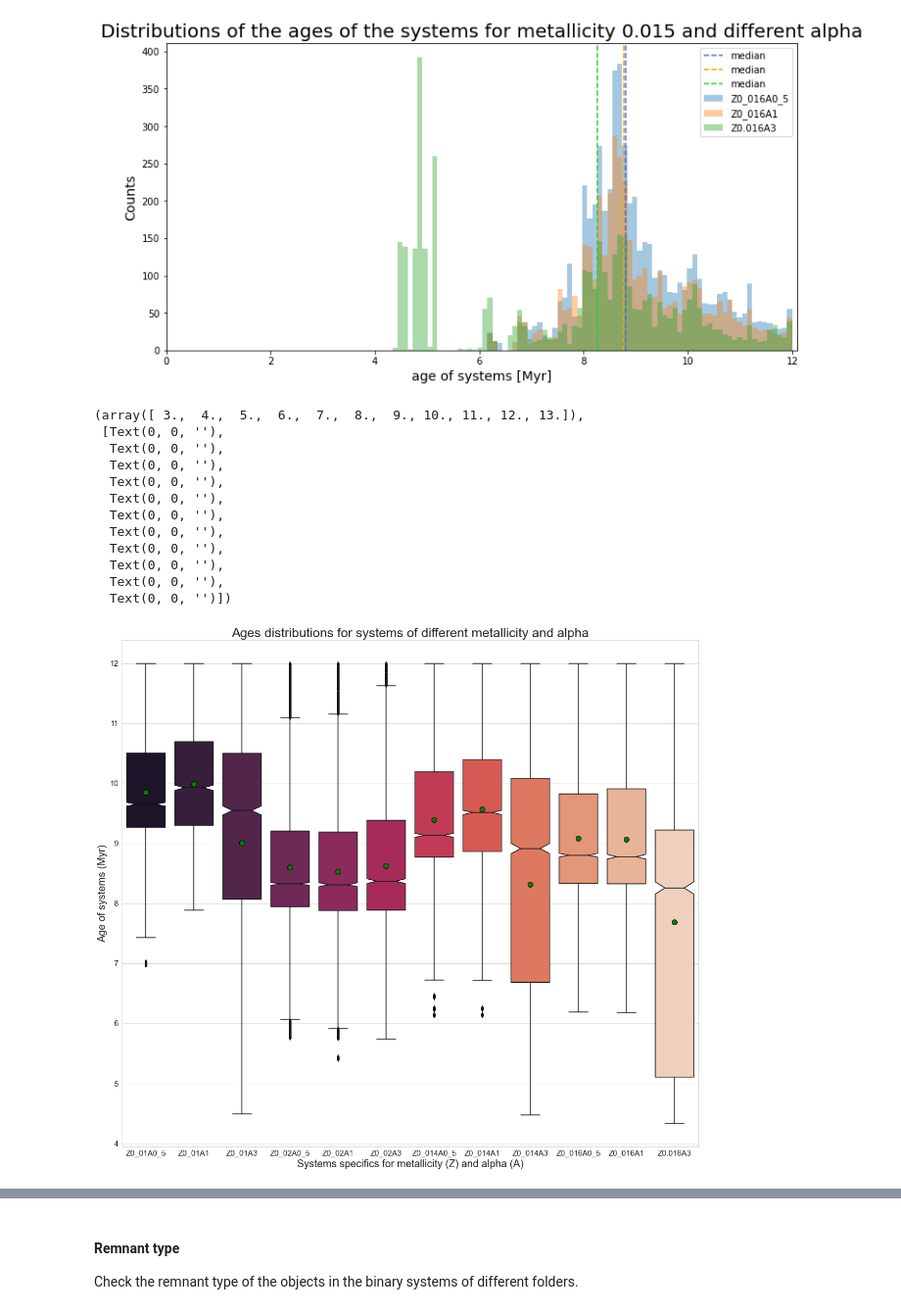
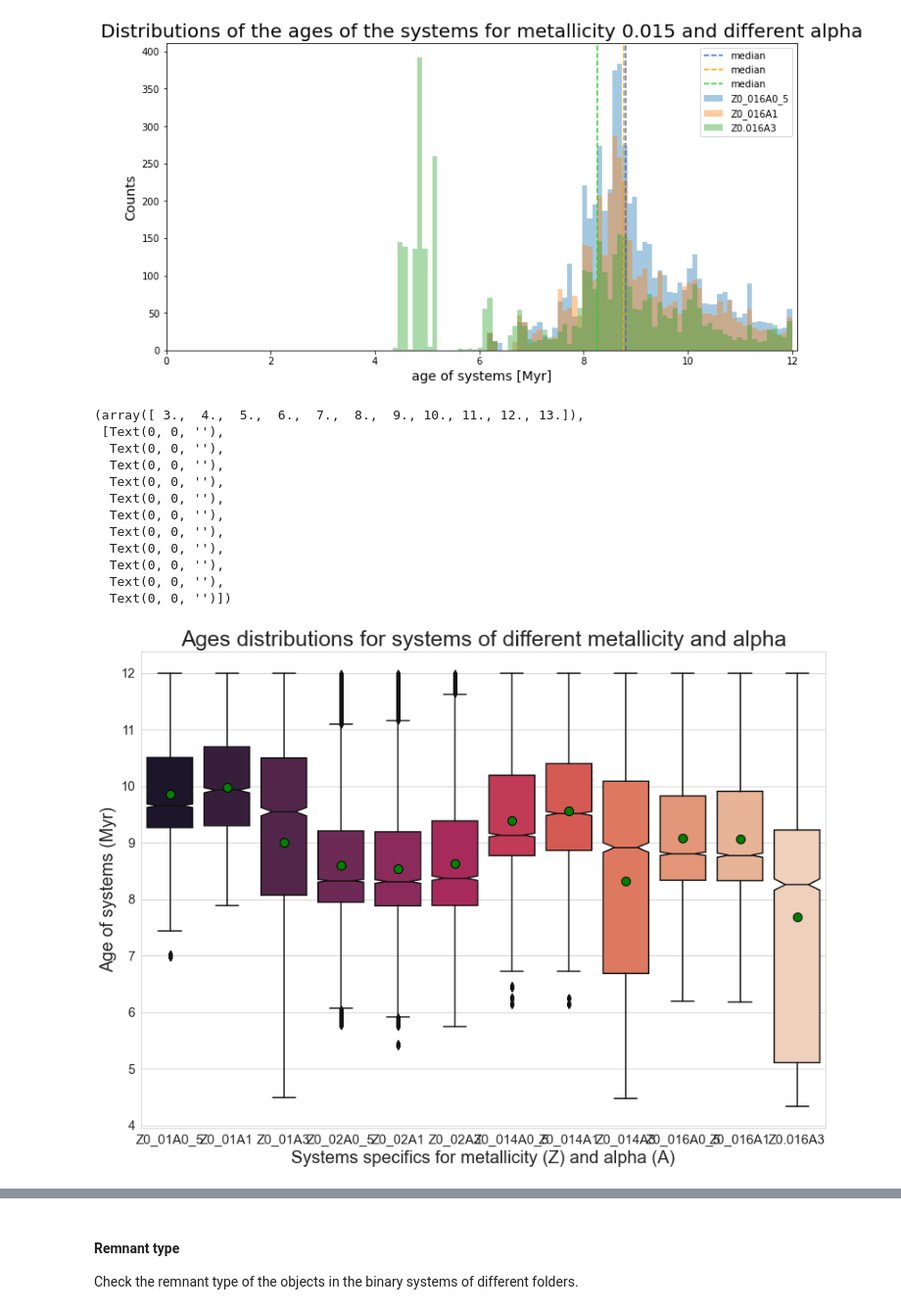
Before and after one commit to Melikakmm/Low-Mass-X-ray-Binaries, a Jupyter notebook: n_data_analysis.ipynb, the cells around one changed output, grey strips where cells are left out. Shown at 98% size. Saved outputs shown, nothing was run; the diff lists cells and outputs as text; code cells hidden in the pictures.

```diff
--- a/n_data_analysis.ipynb
+++ b/n_data_analysis.ipynb
@@ -186,7 +189,7 @@ plt.show()
 [figure]
 [figure]
 # %%
-plt.figure(figsize=(20,18))
+plt.figure(figsize=(14,10))
 sns.set_style("whitegrid")
 data = []
 for i in range(1,13):
@@ -197,34 +200,34 @@ sns.boxplot(data = df_time, palette="rocket",
             showmeans=True, meanprops={"marker":"o",
                                        "markerfacecolor":"green",
                                        "markeredgecolor":"black",
                                        "markersize":"10"},
             notch = True #Notches are used in box plots to help visually assess whether the medians of distributions differ.
            )
 plt.title('Ages distributions for systems of different metallicity and alpha', fontsize=25)
 plt.xlabel('Systems specifics for metallicity (Z) and alpha (A)', fontsize=20)
 plt.ylabel('Age of systems (Myr)', fontsize=20)
 plt.xticks(size = 15)
 plt.yticks(size = 15)
 
 
 #In box plots, dots are outliers, the outliers are points that stay out of the interval [Q1-1.5*IQR; Q3+1.5*IQR], with
 #Q1 = Quartile 1 (25th percentile)
 #Q3 = Quartile 3 (75th percentile)
 #IQR = Interquartile range from Q1 to Q3
 # %% [output]
 (array([ 3.,  4.,  5.,  6.,  7.,  8.,  9., 10., 11., 12., 13.]),
  [Text(0, 0, ''),
   Text(0, 0, ''),
   Text(0, 0, ''),
   Text(0, 0, ''),
   Text(0, 0, ''),
   Text(0, 0, ''),
   Text(0, 0, ''),
   Text(0, 0, ''),
   Text(0, 0, ''),
   Text(0, 0, ''),
   Text(0, 0, '')])
-[figure, old version]
+[figure, new version]
 # %% [markdown]
 ![image.png](attachment:image.png)
 # %% [markdown]
```
Also changed, not shown: parts of 28 cells of this notebook.
